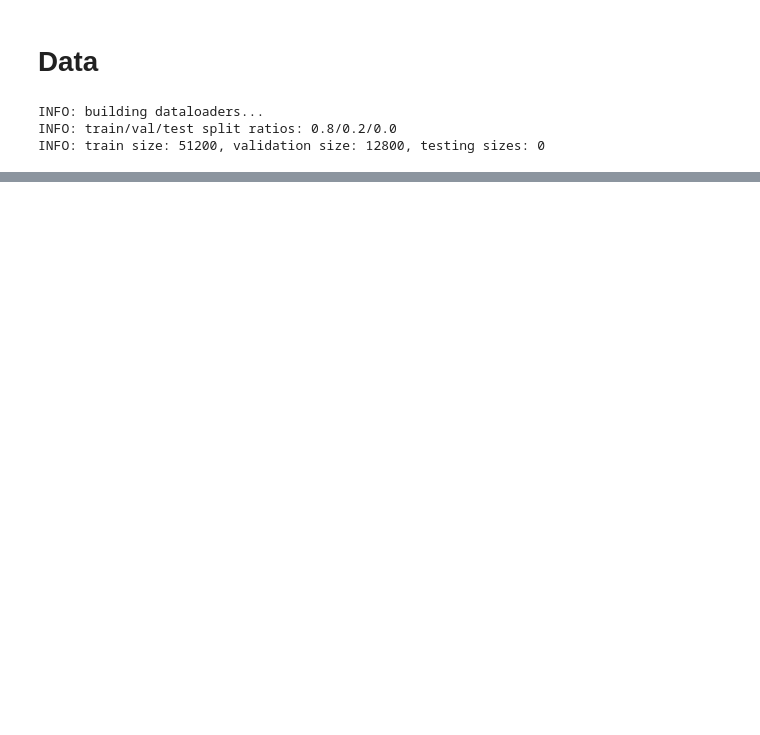
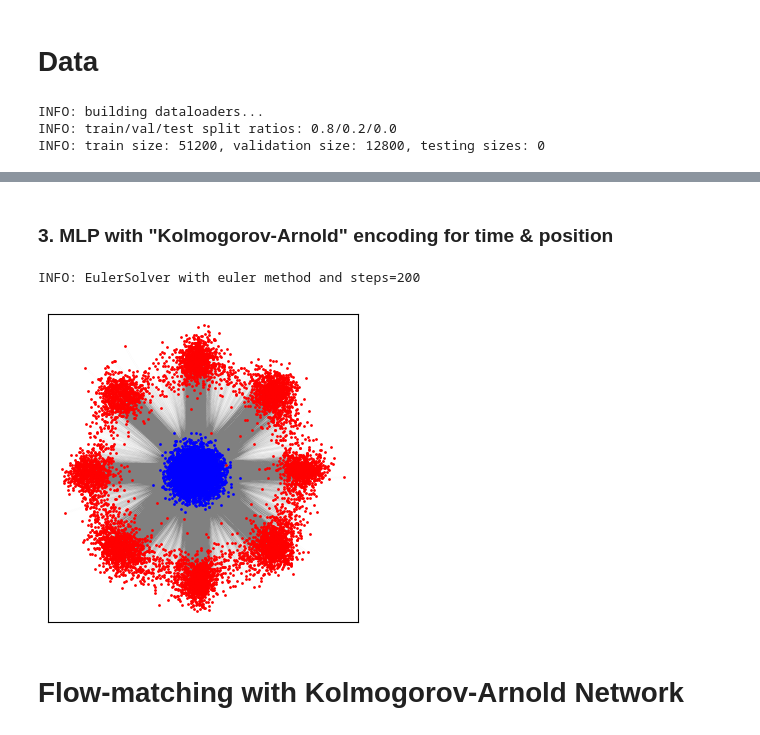
Before and after one commit to dfaroughy/CMB, a Jupyter notebook: experiments/gaussians/gaussians.ipynb, the cells around one changed output, grey strips where cells are left out. Cells and saved outputs as stored; diff of their text form; code cells hidden in the pictures; blank space fills up the shorter version.

```diff
--- a/experiments/gaussians/gaussians.ipynb
+++ b/experiments/gaussians/gaussians.ipynb
@@ -136,0 +166,15 @@ INFO: train size: 51200, validation size: 12800, testing sizes: 0
+# %% [markdown]
+### 3. MLP with "Kolmogorov-Arnold" encoding for time & position
+# %%
+from cmb.models.pipelines import CFMPipeline
+
+input_source = torch.randn(8000, 2) * 0.1
+
+pipeline = CFMPipeline(trained_model=model, config=conf)
+pipeline.generate_samples(input_source)
+plot_trajectories(pipeline.trajectories)
+# %% [output]
+INFO: EulerSolver with euler method and steps=200
+[figure, added]
+# %% [markdown]
+# Flow-matching with Kolmogorov-Arnold Network
```
Also changed, not shown: parts of 22 cells of this notebook.
